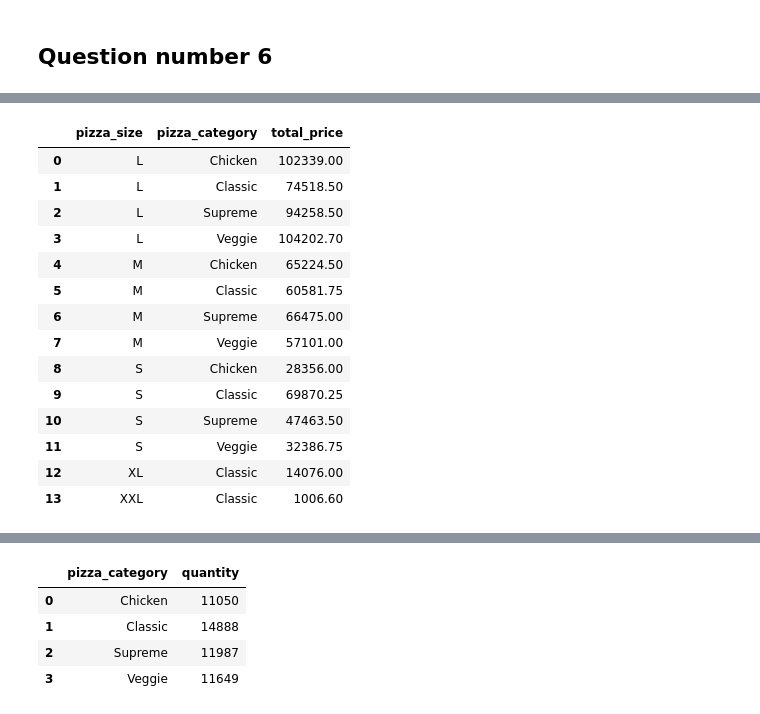
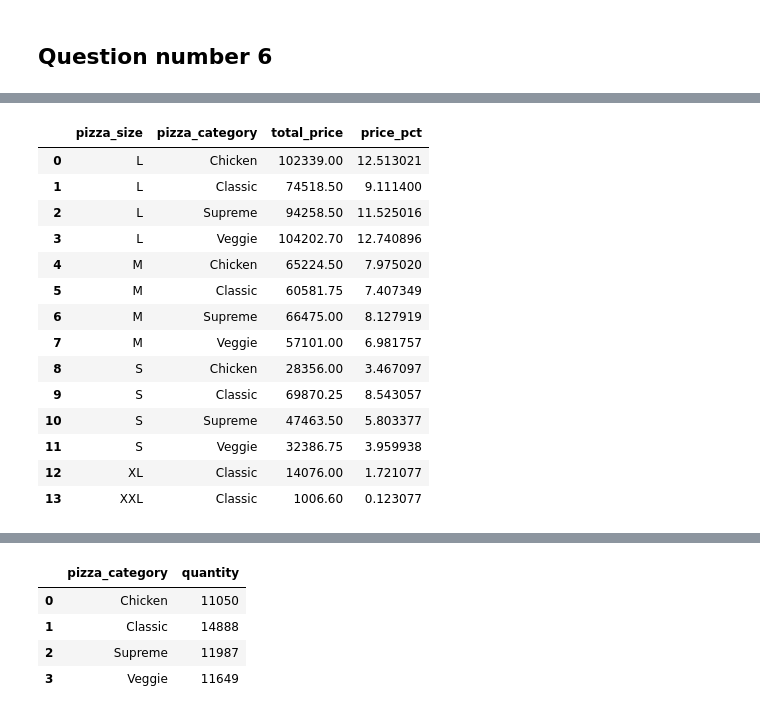
Before and after one commit to pinkimahato9814-afk/Pizza_sales_analysis, a Jupyter notebook: pizza_sales_analysis.ipynb, the cells around one changed output, grey strips where cells are left out. Drawn from its saved outputs; the diff is of its cells as text; code cells hidden in the pictures.

```diff
--- a/pizza_sales_analysis.ipynb
+++ b/pizza_sales_analysis.ipynb
@@ -324,22 +345,21 @@ Highlights demand distribution by size and assist inventory planning. Large (L)
 # %%
 #% sales  by pizza size and category
 size_cat_pct = df.groupby(['pizza_size','pizza_category'])['total_price'].sum().reset_index()
-sales_cat_pct['price_pct']= (size_cat_pct['total_price']/total_revenue)*100
+size_cat_pct['price_pct'] = (size_cat_pct['total_price']/total_revenue)*100
 size_cat_pct
- # remain something here
 # %% [output]
-|  | pizza_size | pizza_category | total_price |
-| 0 | L | Chicken | 102339.00 |
-| 1 | L | Classic | 74518.50 |
-| 2 | L | Supreme | 94258.50 |
-| 3 | L | Veggie | 104202.70 |
-| 4 | M | Chicken | 65224.50 |
-| 5 | M | Classic | 60581.75 |
-| 6 | M | Supreme | 66475.00 |
-| 7 | M | Veggie | 57101.00 |
-| 8 | S | Chicken | 28356.00 |
-| 9 | S | Classic | 69870.25 |
-| 10 | S | Supreme | 47463.50 |
-| 11 | S | Veggie | 32386.75 |
-| 12 | XL | Classic | 14076.00 |
-| 13 | XXL | Classic | 1006.60 |
+|  | pizza_size | pizza_category | total_price | price_pct |
+| 0 | L | Chicken | 102339.00 | 12.513021 |
+| 1 | L | Classic | 74518.50 | 9.111400 |
+| 2 | L | Supreme | 94258.50 | 11.525016 |
+| 3 | L | Veggie | 104202.70 | 12.740896 |
+| 4 | M | Chicken | 65224.50 | 7.975020 |
+| 5 | M | Classic | 60581.75 | 7.407349 |
+| 6 | M | Supreme | 66475.00 | 8.127919 |
+| 7 | M | Veggie | 57101.00 | 6.981757 |
+| 8 | S | Chicken | 28356.00 | 3.467097 |
+| 9 | S | Classic | 69870.25 | 8.543057 |
+| 10 | S | Supreme | 47463.50 | 5.803377 |
+| 11 | S | Veggie | 32386.75 | 3.959938 |
+| 12 | XL | Classic | 14076.00 | 1.721077 |
+| 13 | XXL | Classic | 1006.60 | 0.123077 |
```
Also changed, not shown: parts of 30 cells of this notebook, 6 other files.
